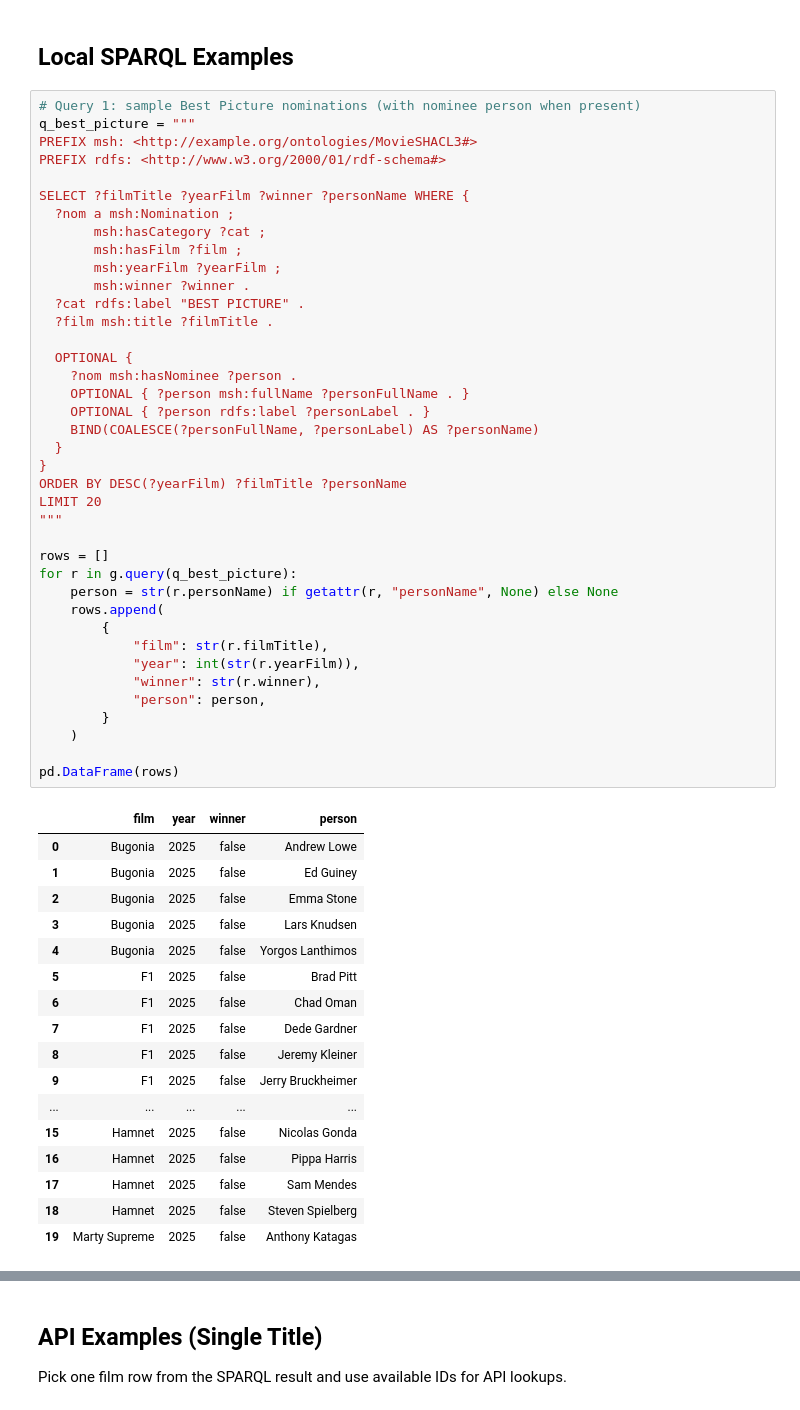
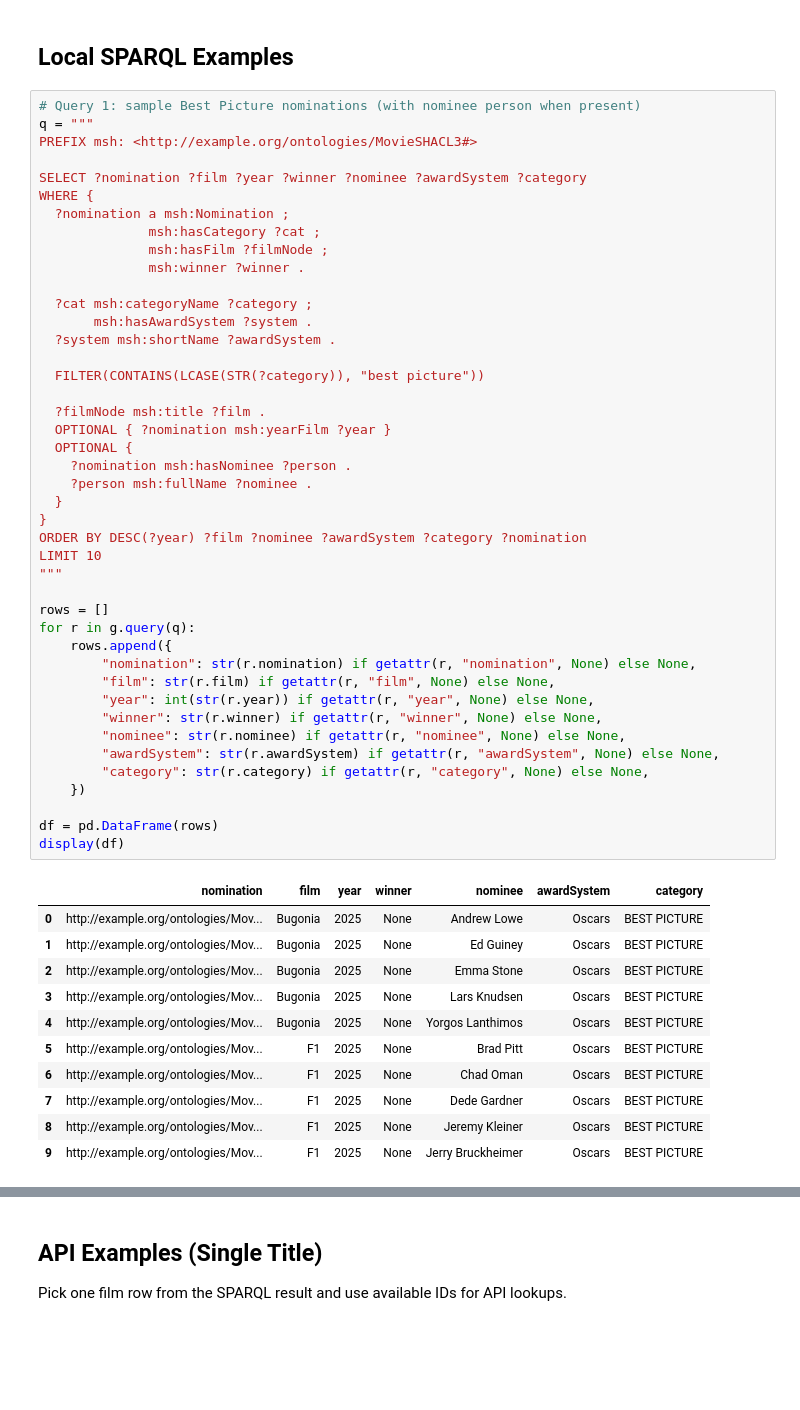
Before and after one commit to SteveHedden/fckg, a Jupyter notebook: fckg_demo_simply.ipynb, the cells around one changed output, grey strips where cells are left out. Drawn from its saved outputs; the diff is of its cells as text; blank space fills up the shorter version.

Commit message:
Update instances data and demo notebook

```diff
--- a/fckg_demo_simply.ipynb
+++ b/fckg_demo_simply.ipynb
@@ -71,61 +72,59 @@ Total triples: 179,924
 ## Local SPARQL Examples
 # %%
 # Query 1: sample Best Picture nominations (with nominee person when present)
-q_best_picture = """
+q = """
 PREFIX msh: <http://example.org/ontologies/MovieSHACL3#>
-PREFIX rdfs: <http://www.w3.org/2000/01/rdf-schema#>
 
-SELECT ?filmTitle ?yearFilm ?winner ?personName WHERE {
-  ?nom a msh:Nomination ;
-       msh:hasCategory ?cat ;
-       msh:hasFilm ?film ;
-       msh:yearFilm ?yearFilm ;
-       msh:winner ?winner .
-  ?cat rdfs:label "BEST PICTURE" .
-  ?film msh:title ?filmTitle .
+SELECT ?nomination ?film ?year ?winner ?nominee ?awardSystem ?category
+WHERE {
+  ?nomination a msh:Nomination ;
+              msh:hasCategory ?cat ;
+              msh:hasFilm ?filmNode ;
+              msh:winner ?winner .
 
+  ?cat msh:categoryName ?category ;
+       msh:hasAwardSystem ?system .
+  ?system msh:shortName ?awardSystem .
+
+  FILTER(CONTAINS(LCASE(STR(?category)), "best picture"))
+
+  ?filmNode msh:title ?film .
+  OPTIONAL { ?nomination msh:yearFilm ?year }
   OPTIONAL {
-    ?nom msh:hasNominee ?person .
-    OPTIONAL { ?person msh:fullName ?personFullName . }
-    OPTIONAL { ?person rdfs:label ?personLabel . }
-    BIND(COALESCE(?personFullName, ?personLabel) AS ?personName)
+    ?nomination msh:hasNominee ?person .
+    ?person msh:fullName ?nominee .
   }
 }
-ORDER BY DESC(?yearFilm) ?filmTitle ?personName
-LIMIT 20
+ORDER BY DESC(?year) ?film ?nominee ?awardSystem ?category ?nomination
+LIMIT 10
 """
 
 rows = []
-for r in g.query(q_best_picture):
-    person = str(r.personName) if getattr(r, "personName", None) else None
-    rows.append(
-        {
-            "film": str(r.filmTitle),
-            "year": int(str(r.yearFilm)),
-            "winner": str(r.winner),
-            "person": person,
-        }
-    )
+for r in g.query(q):
+    rows.append({
+        "nomination": str(r.nomination) if getattr(r, "nomination", None) else None,
+        "film": str(r.film) if getattr(r, "film", None) else None,
+        "year": int(str(r.year)) if getattr(r, "year", None) else None,
+        "winner": str(r.winner) if getattr(r, "winner", None) else None,
+        "nominee": str(r.nominee) if getattr(r, "nominee", None) else None,
+        "awardSystem": str(r.awardSystem) if getattr(r, "awardSystem", None) else None,
+        "category": str(r.category) if getattr(r, "category", None) else None,
+    })
 
-pd.DataFrame(rows)
+df = pd.DataFrame(rows)
+display(df)
 # %% [output]
-|  | film | year | winner | person |
-| 0 | Bugonia | 2025 | false | Andrew Lowe |
-| 1 | Bugonia | 2025 | false | Ed Guiney |
-| 2 | Bugonia | 2025 | false | Emma Stone |
-| 3 | Bugonia | 2025 | false | Lars Knudsen |
-| 4 | Bugonia | 2025 | false | Yorgos Lanthimos |
-| 5 | F1 | 2025 | false | Brad Pitt |
-| 6 | F1 | 2025 | false | Chad Oman |
-| 7 | F1 | 2025 | false | Dede Gardner |
-| 8 | F1 | 2025 | false | Jeremy Kleiner |
-| 9 | F1 | 2025 | false | Jerry Bruckheimer |
-| ... | ... | ... | ... | ... |
-| 15 | Hamnet | 2025 | false | Nicolas Gonda |
-| 16 | Hamnet | 2025 | false | Pippa Harris |
-| 17 | Hamnet | 2025 | false | Sam Mendes |
-| 18 | Hamnet | 2025 | false | Steven Spielberg |
-| 19 | Marty Supreme | 2025 | false | Anthony Katagas |
+|  | nomination | film | year | winner | nominee | awardSystem | category |
+| 0 | http://example.org/ontologies/Mov... | Bugonia | 2025 | None | Andrew Lowe | Oscars | BEST PICTURE |
+| 1 | http://example.org/ontologies/Mov... | Bugonia | 2025 | None | Ed Guiney | Oscars | BEST PICTURE |
+| 2 | http://example.org/ontologies/Mov... | Bugonia | 2025 | None | Emma Stone | Oscars | BEST PICTURE |
+| 3 | http://example.org/ontologies/Mov... | Bugonia | 2025 | None | Lars Knudsen | Oscars | BEST PICTURE |
+| 4 | http://example.org/ontologies/Mov... | Bugonia | 2025 | None | Yorgos Lanthimos | Oscars | BEST PICTURE |
+| 5 | http://example.org/ontologies/Mov... | F1 | 2025 | None | Brad Pitt | Oscars | BEST PICTURE |
+| 6 | http://example.org/ontologies/Mov... | F1 | 2025 | None | Chad Oman | Oscars | BEST PICTURE |
+| 7 | http://example.org/ontologies/Mov... | F1 | 2025 | None | Dede Gardner | Oscars | BEST PICTURE |
+| 8 | http://example.org/ontologies/Mov... | F1 | 2025 | None | Jeremy Kleiner | Oscars | BEST PICTURE |
+| 9 | http://example.org/ontologies/Mov... | F1 | 2025 | None | Jerry Bruckheimer | Oscars | BEST PICTURE |
 # %%
 # Query 2: sample films with external IDs (IMDb/TMDB/Wikidata when present)
 q_external_ids = """
```
Also changed, not shown: parts of 14 cells of this notebook, 7 other files.
